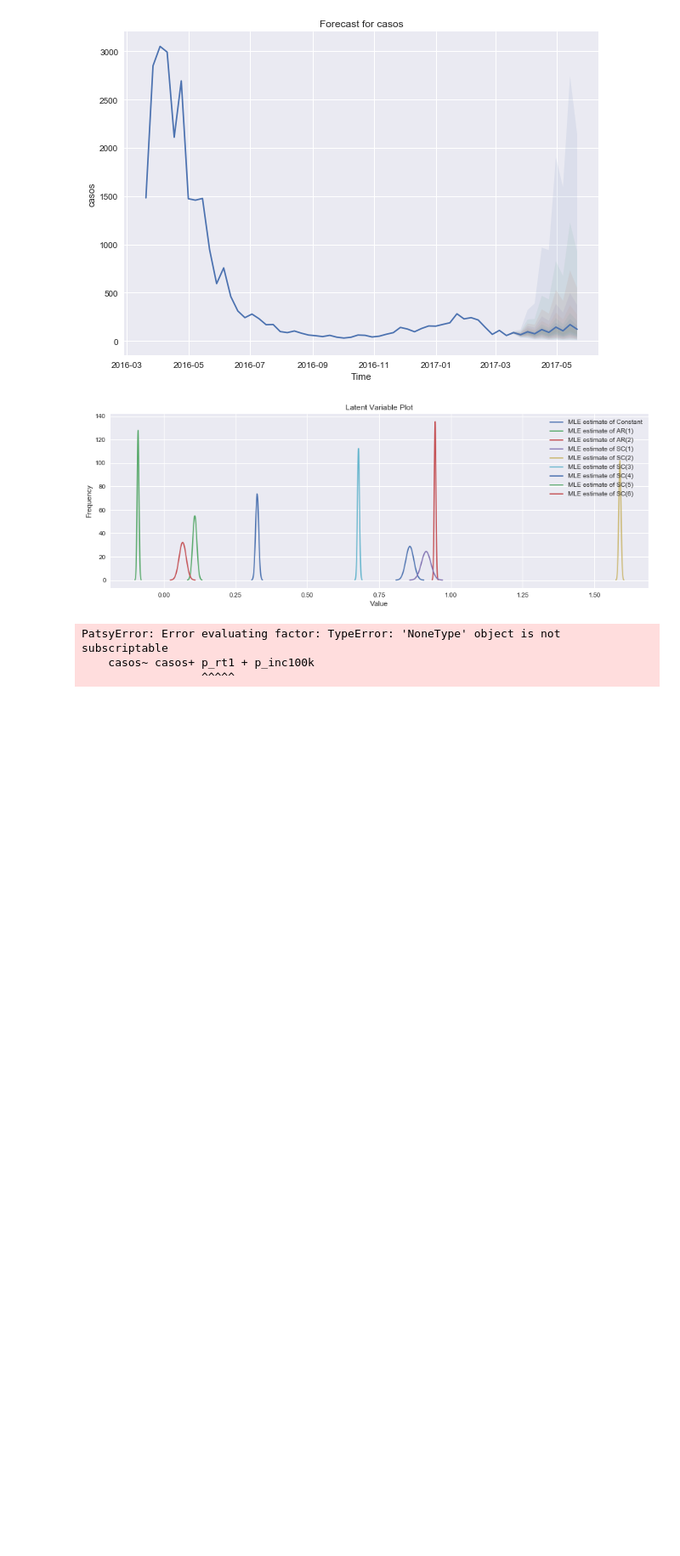
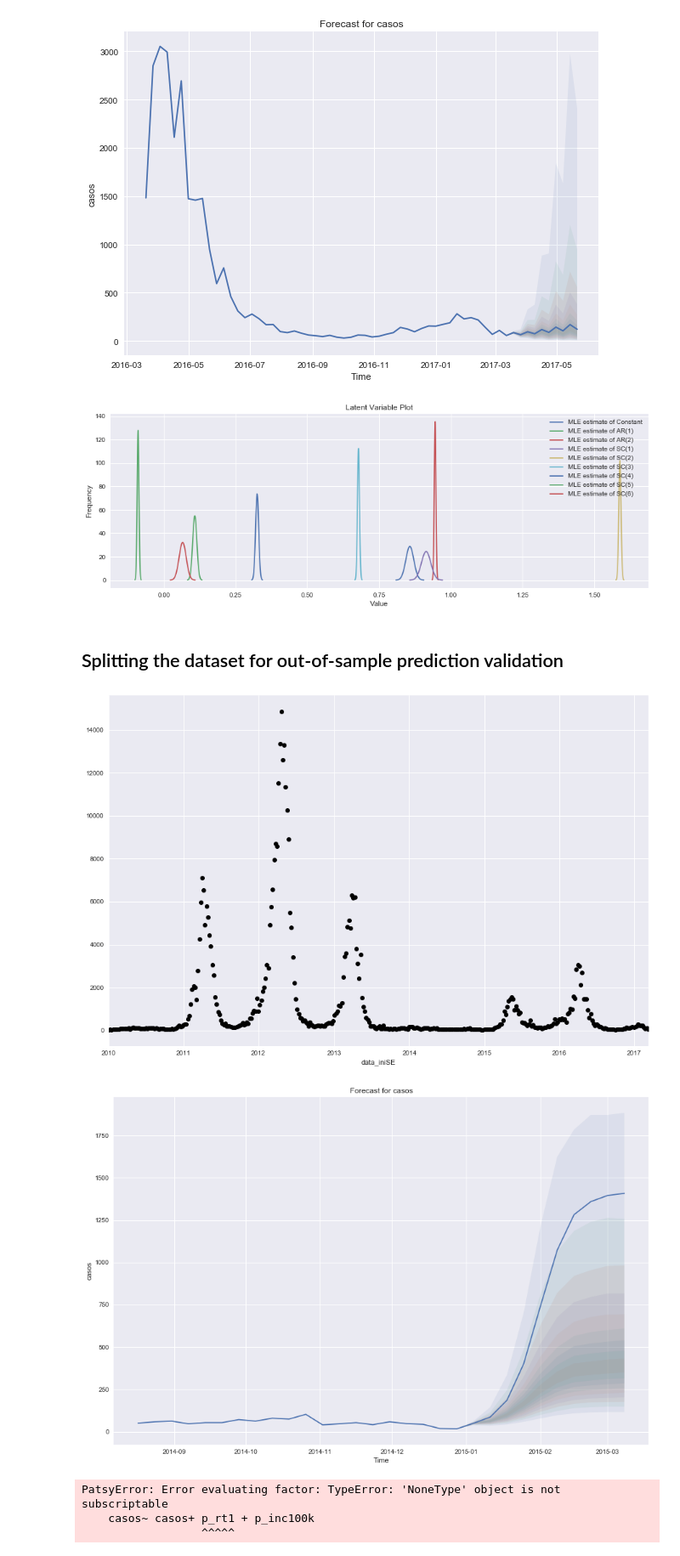
Before and after one commit to AlertaDengue/InfoDenguePredict, a Jupyter notebook: Notebooks/Data Exploration.ipynb, the cells around one changed output. Shown: that part at 85% size. Saved outputs shown, nothing was run; the diff lists cells and outputs as text; code cells hidden in the pictures; blank space fills up the shorter version.

```diff
--- a/Notebooks/Data Exploration.ipynb
+++ b/Notebooks/Data Exploration.ipynb
@@ -188,4 +188,18 @@ model_2.plot_predict(h=10, past_values=52)
 model_2.plot_z(figsize=(15,5))
 # %% [output]
 [figure]
+# %% [markdown]
+## Splitting the dataset for out-of-sample prediction validation
+# %%
+plt.figure()
+ax = plt.gca()
+train = Full.loc[Full.index<'2015-01-01']
+model_3 = GAS.build_model(train, ar=2, sc=6, target='casos')
+fit_3 = model_3.fit()
+Full.casos.plot(style='ko', ax=ax, figsize=(15,10))
+plt.hold(True)
+model_3.plot_predict(h=10, past_values=20, ax=ax, figsize=(15,10))
+# %% [output]
+[figure, added]
+[figure, added]
 # %%
```
Also changed, not shown: parts of 5 cells of this notebook.
